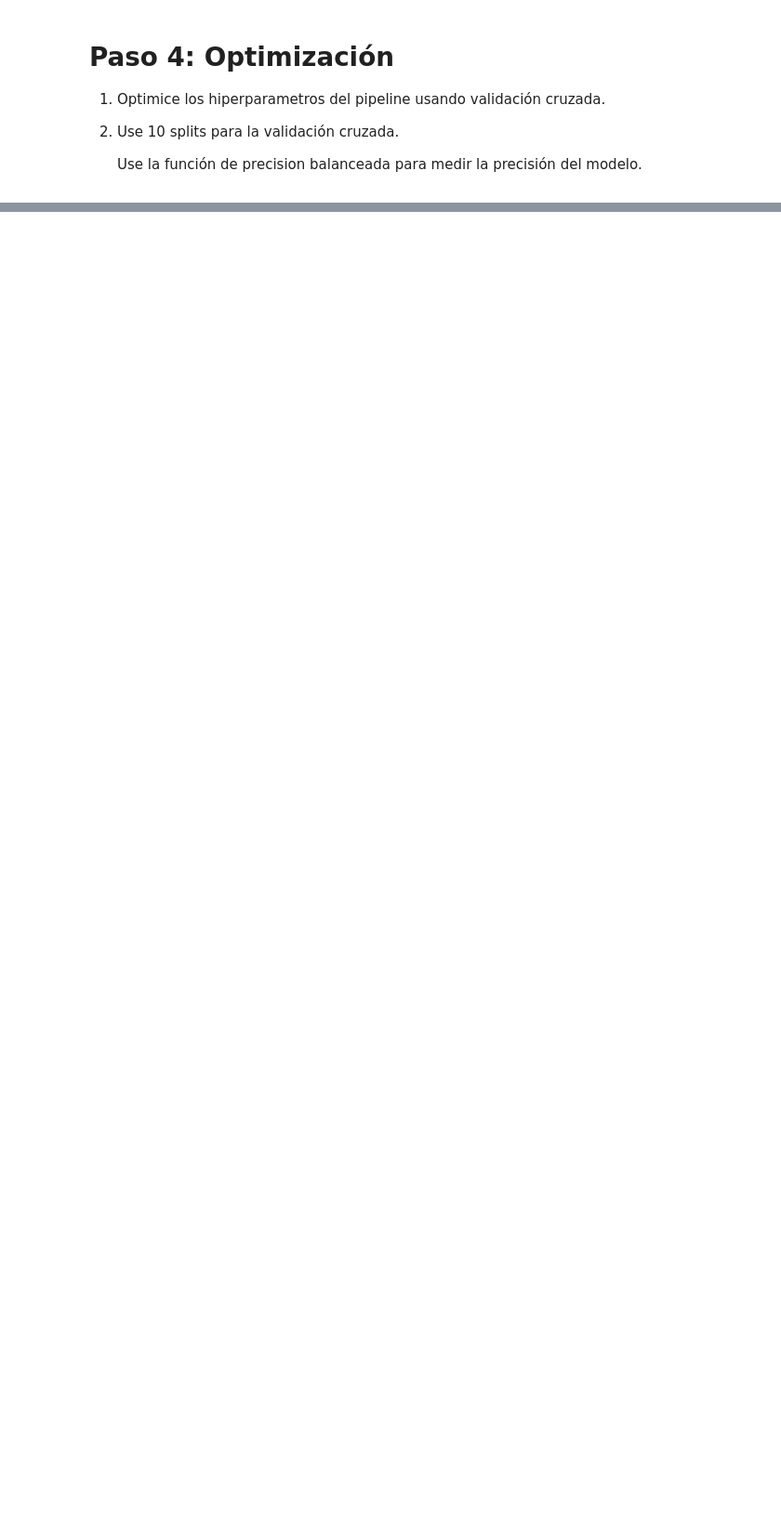
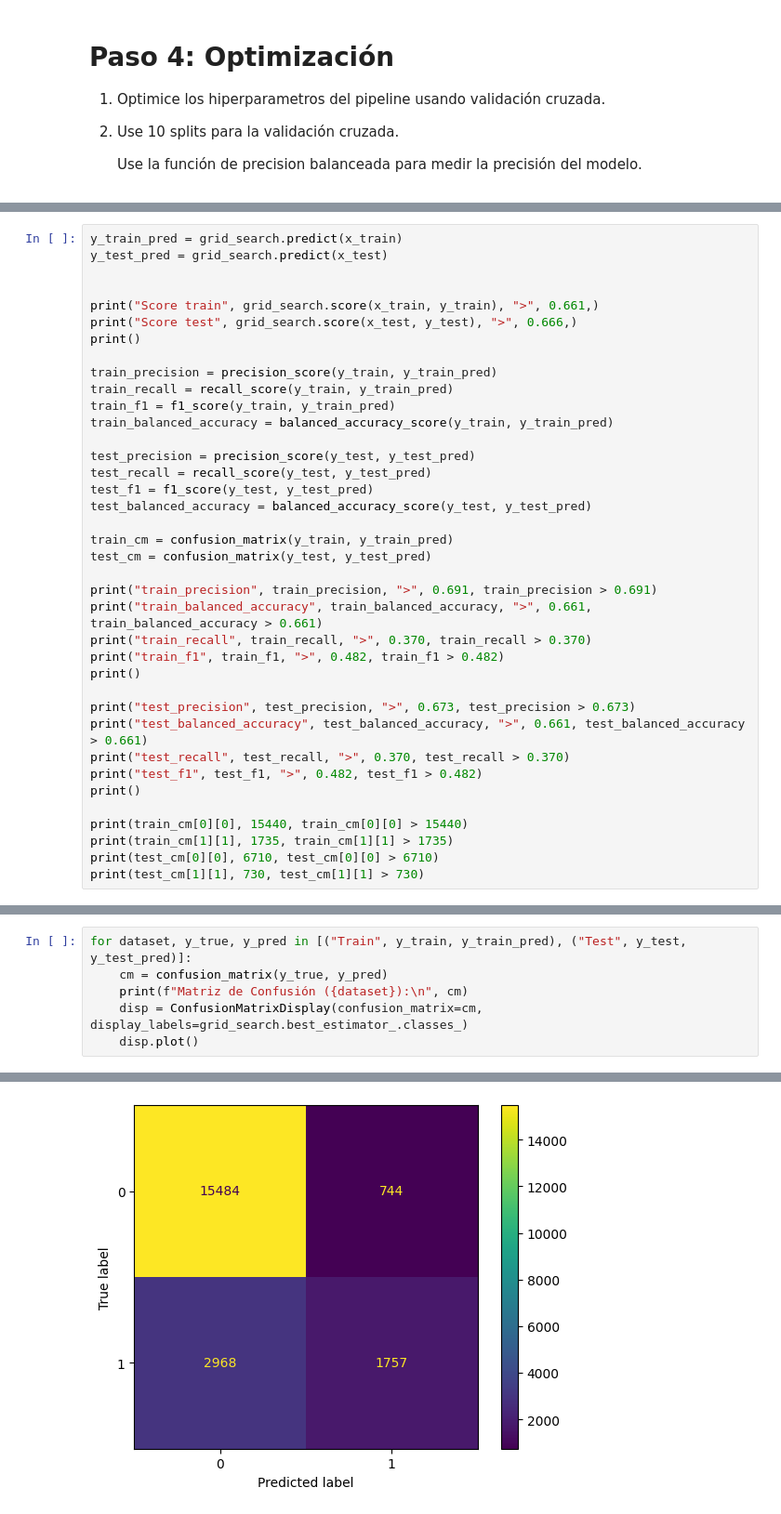
Before and after one commit to 2024-2-analitica-predictiva/2024-2-LAB-04-prediccion-del-default-usando-mlp-nathalygarzon, a Jupyter notebook: homework/homework.ipynb, the cells around one changed output, grey strips where cells are left out. Shown at 93% size. Drawn from its saved outputs; the diff is of its cells as text; blank space fills up the shorter version.

```diff
--- a/homework/homework.ipynb
+++ b/homework/homework.ipynb
@@ -121,0 +175,38 @@ print(model.score(x_train, y_train), model.score(x_test, y_test))
+# %%
+y_train_pred = grid_search.predict(x_train)
+y_test_pred = grid_search.predict(x_test)
+
+
+print("Score train", grid_search.score(x_train, y_train), ">", 0.661,)
+print("Score test", grid_search.score(x_test, y_test), ">", 0.666,)
+print()
+
+train_precision = precision_score(y_train, y_train_pred)
+train_recall = recall_score(y_train, y_train_pred)
+train_f1 = f1_score(y_train, y_train_pred)
+train_balanced_accuracy = balanced_accuracy_score(y_train, y_train_pred)
+
+test_precision = precision_score(y_test, y_test_pred)
+test_recall = recall_score(y_test, y_test_pred)
+test_f1 = f1_score(y_test, y_test_pred)
+test_balanced_accuracy = balanced_accuracy_score(y_test, y_test_pred)
+
+train_cm = confusion_matrix(y_train, y_train_pred)
+test_cm = confusion_matrix(y_test, y_test_pred)
+
+print("train_precision", train_precision, ">", 0.691, train_precision > 0.691)
+print("train_balanced_accuracy", train_balanced_accuracy, ">", 0.661, train_balanced_accuracy > 0.661)
+print("train_recall", train_recall, ">", 0.370, train_recall > 0.370)
+print("train_f1", train_f1, ">", 0.482, train_f1 > 0.482)
+print()
+
+print("test_precision", test_precision, ">", 0.673, test_precision > 0.673)
+print("test_balanced_accuracy", test_balanced_accuracy, ">", 0.661, test_balanced_accuracy > 0.661)
+print("test_recall", test_recall, ">", 0.370, test_recall > 0.370)
+print("test_f1", test_f1, ">", 0.482, test_f1 > 0.482)
+print()
+
+print(train_cm[0][0], 15440, train_cm[0][0] > 15440)
+print(train_cm[1][1], 1735, train_cm[1][1] > 1735)
+print(test_cm[0][0], 6710, test_cm[0][0] > 6710)
+print(test_cm[1][1], 730, test_cm[1][1] > 730)
@@ -121,0 +243,7 @@ print(model.score(x_train, y_train), model.score(x_test, y_test))
+# %%
+for dataset, y_true, y_pred in [("Train", y_train, y_train_pred), ("Test", y_test, y_test_pred)]:
+    cm = confusion_matrix(y_true, y_pred)
+    print(f"Matriz de Confusión ({dataset}):\n", cm)
+    disp = ConfusionMatrixDisplay(confusion_matrix=cm, display_labels=grid_search.best_estimator_.classes_)
+    disp.plot()
+# %% [output]
@@ -121,0 +256 @@ print(model.score(x_train, y_train), model.score(x_test, y_test))
+[figure, added]
```
Also changed, not shown: parts of 26 cells of this notebook, 2 other files.
